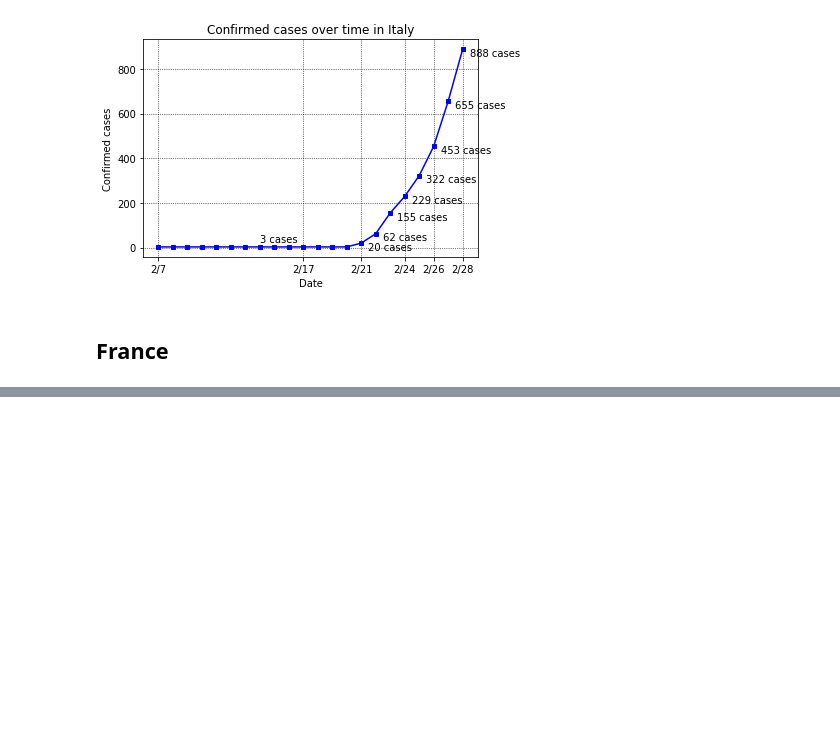
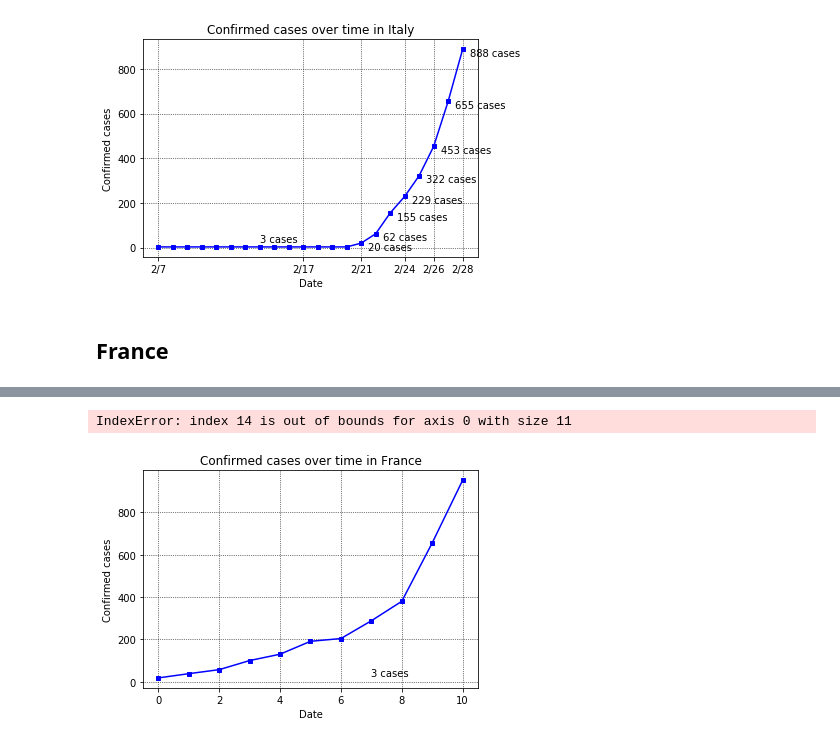
Before and after one commit to paaatcha/covid-19, a Jupyter notebook: analysis.ipynb, the cells around one changed output, grey strips where cells are left out. Saved outputs shown, nothing was run; the diff lists cells and outputs as text; code cells hidden in the pictures; blank space fills up the shorter version.

```diff
--- a/analysis.ipynb
+++ b/analysis.ipynb
@@ -376,0 +393,24 @@ plt.xticks(ticks_pos, ticks_name)
+# %%
+fig, ax = plt.subplots()
+x = france[(france["Confirmed"] > 15) & (france["Confirmed"] < 1000)]['Confirmed']
+plt.plot([i for i in range(len(x))], x, color="b", marker='s', markersize=3.5)
+
+ax.annotate("3 cases", (7, 26))
+for i, j in enumerate(x[14:]):
+    ax.annotate("{} cases".format(j), (14.5+i, j-30))
+
+
+
+plt.grid(color='black', linestyle='dotted', linewidth=0.7)
+# plt.axis((0.9,10.1,60,90))
+# plt.legend(['Confirmed cases'], loc='upper left')
+plt.xlabel("Date")
+plt.ylabel("Confirmed cases")
+plt.title("Confirmed cases over time in France")
+ticks_pos = [0, 10, 14, 17, 19, 21]
+ticks_name = ["{}/{}".format(x.index[i].to_pydatetime().month,
+                             x.index[i].to_pydatetime().day) for i in ticks_pos]
+plt.xticks(ticks_pos, ticks_name)
+# %% [output]
+IndexError: index 14 is out of bounds for axis 0 with size 11
+[figure, added]
```
Also changed, not shown: parts of 1 cell of this notebook.
